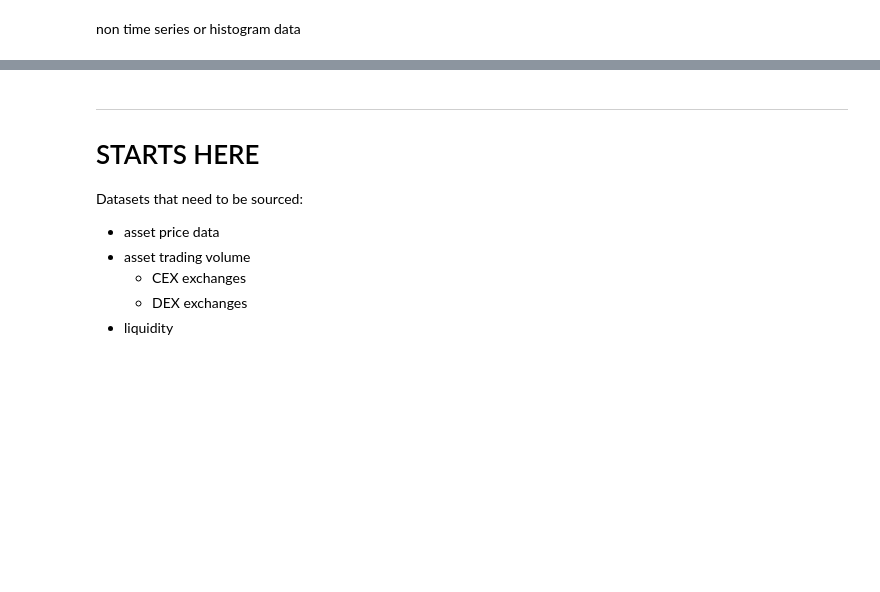
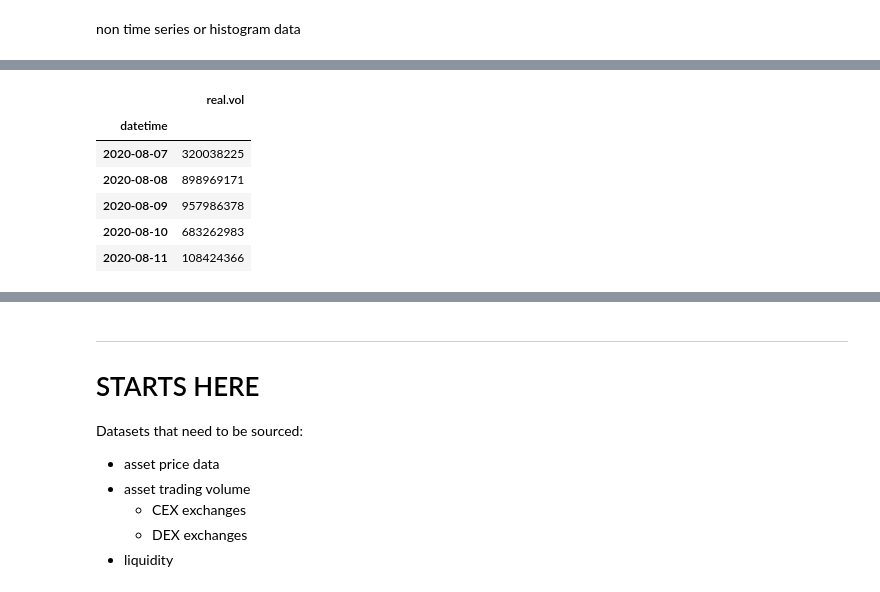
Before and after one commit to willr-seriousprojects/maker-dao, a Jupyter notebook: Maker-Risk/LINK/link.ipynb, the cells around one changed output, grey strips where cells are left out. Cells and saved outputs as stored; diff of their text form; code cells hidden in the pictures; blank space fills up the shorter version.

```diff
--- a/Maker-Risk/LINK/link.ipynb
+++ b/Maker-Risk/LINK/link.ipynb
@@ -357,0 +462,26 @@ Used for:
+# %%
+# Function to get all messari timeseries data
+# Required args: assetkey (e.g. chainlink), metricid
+# If more than one col value this may break!
+
+# documentation: https://messari.io/api/docs#operation/Get%20Asset%20timeseries
+# args: start (YYYY-MM-DD), end (YYYY-MM-DD)
+# interval "1m" "5m" "15m" "30m" "1h" "1d" "1w"
+
+def get_messari_ts(assetkey, metricid,interval='1d', start='2018-07-31', end='2020-07-31'):
+    url = 'https://data.messari.io/api/v1/assets/{assetkey}/metrics/{metricid}/time-series'.format(assetkey=assetkey, metricid=metricid)
+    resp = requests.get(url, params={
+        'start': f'{start}',
+        'end': f'{end}',
+        'interval':f'{interval}'
+    })
+        # get data from endpoint and load json content
+    resp.raise_for_status()
+        # parse json into py dict
+        # this is a list
+    resp = json.loads(resp.content)['data']['values']
+    # df expects list
+    df = pd.DataFrame(resp, columns=['datetime',f'{metricid}'])
+    df['datetime'] = pd.to_datetime(df['datetime'], unit='ms')
+    df.set_index('datetime', inplace=True)
+    return df
@@ -357,0 +492,10 @@ Used for:
+# %%
+df.tail()
+# %% [output]
+|  | real.vol |
+| datetime |  |
+| 2020-08-07 | 320038225 |
+| 2020-08-08 | 898969171 |
+| 2020-08-09 | 957986378 |
+| 2020-08-10 | 683262983 |
+| 2020-08-11 | 108424366 |
```
Also changed, not shown: parts of 100 cells of this notebook, 4 other files.
